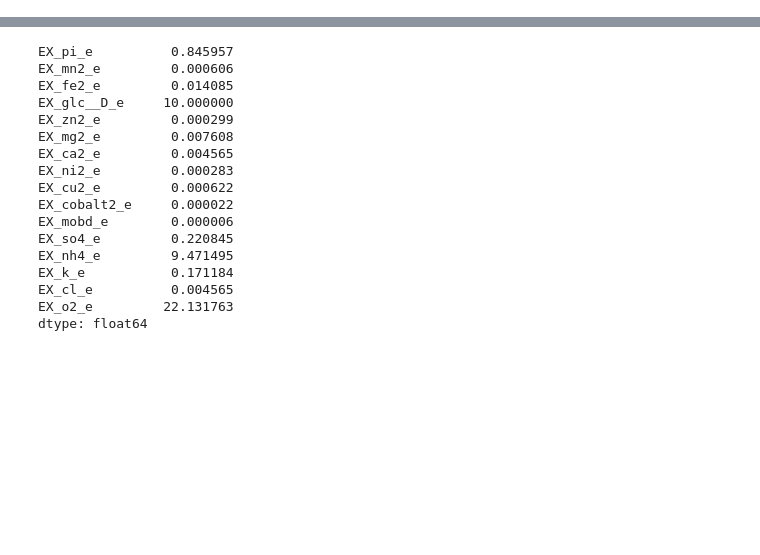
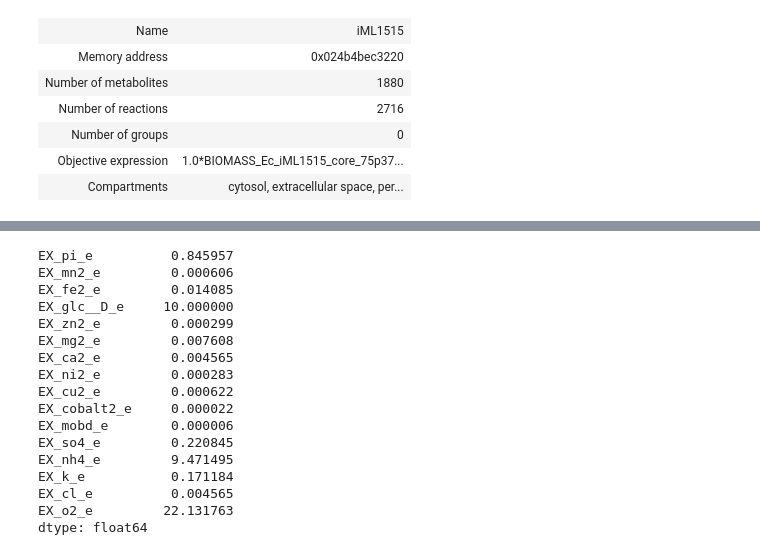
Before and after one commit to 27410/group-assingment-team-3, a Jupyter notebook: 03_Carbon Source Optimization.ipynb, the cells around one changed output, grey strips where cells are left out. Drawn from its saved outputs; the diff is of its cells as text; code cells hidden in the pictures; blank space fills up the shorter version.

```diff
--- a/03_Carbon Source Optimization.ipynb
+++ b/03_Carbon Source Optimization.ipynb
@@ -19,0 +29,11 @@ AttributeError: 'Model' object has no attribute 'reaction'
+# %%
+Acetatemodel=read_sbml_model('data/iML1515_het.xml')
+Acetatemodel
+# %% [output]
+| Name | iML1515 |
+| Memory address | 0x024b4bec3220 |
+| Number of metabolites | 1880 |
+| Number of reactions | 2716 |
+| Number of groups | 0 |
+| Objective expression | 1.0*BIOMASS_Ec_iML1515_core_75p37... |
+| Compartments | cytosol, extracellular space, per... |
```
Also changed, not shown: parts of 6 cells of this notebook.
